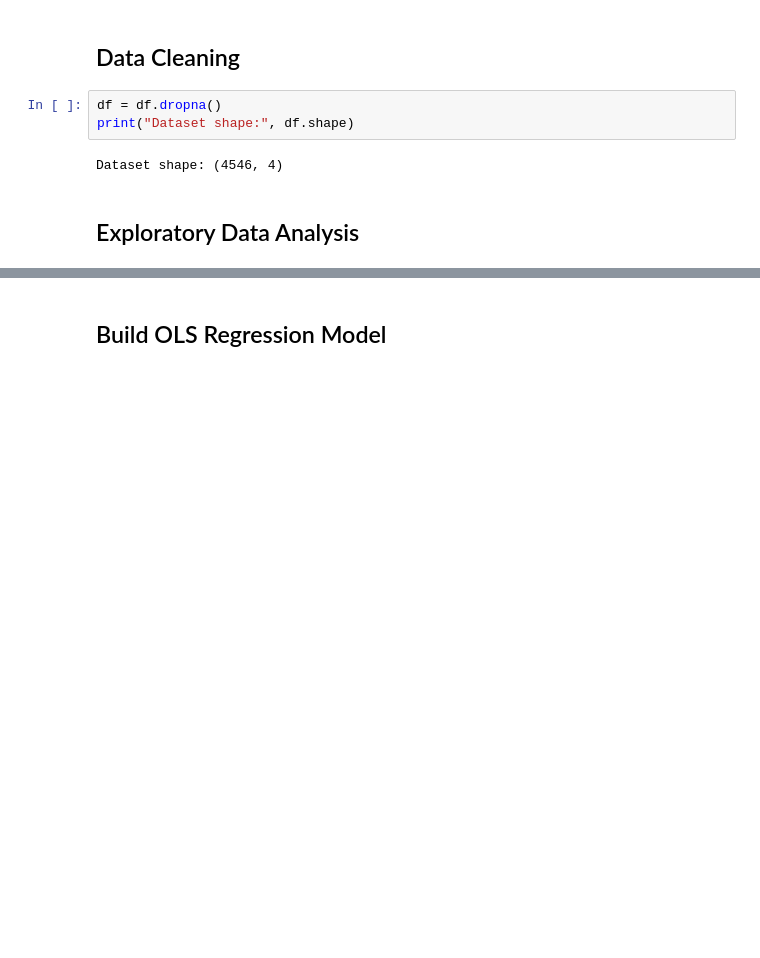
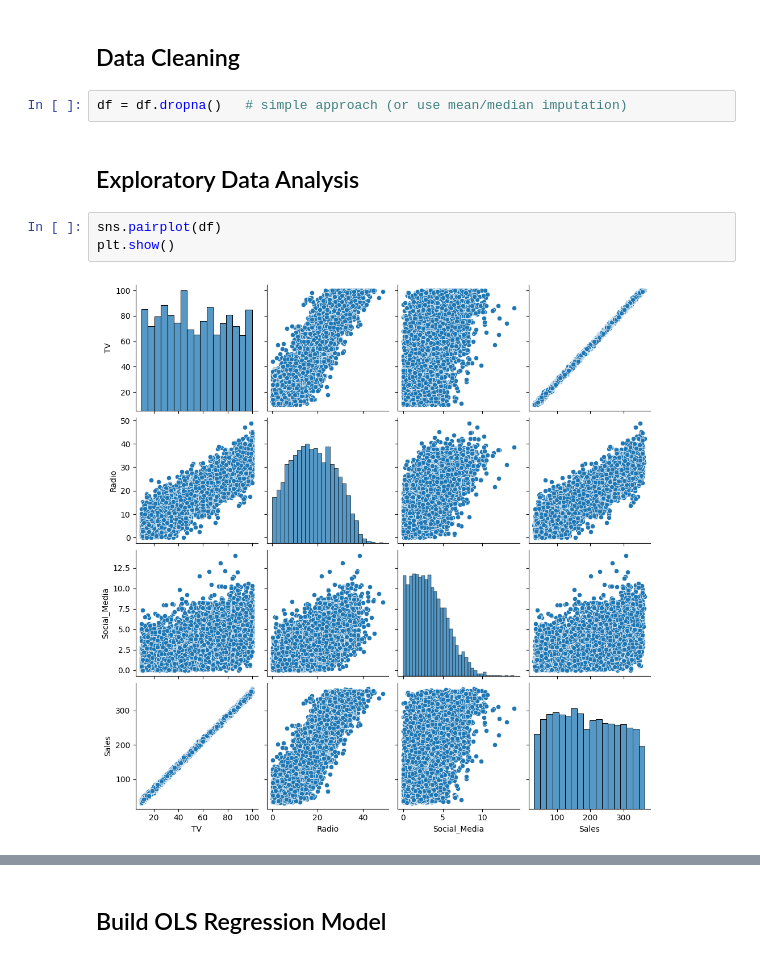
Before and after one commit to Bienbaz/Simple-Linear-Regression-Marketing-ROI-Analysis, a Jupyter notebook: regression_analysis.ipynb, the cells around one changed output, grey strips where cells are left out. Saved outputs shown, nothing was run; the diff lists cells and outputs as text; blank space fills up the shorter version.

```diff
--- a/regression_analysis.ipynb
+++ b/regression_analysis.ipynb
@@ -48,10 +47,12 @@ max     100.000000    48.871161     13.981662   364.079751
 # %% [markdown]
 ## Data Cleaning
-# %%
-df = df.dropna()
-print("Dataset shape:", df.shape)
-# %% [output]
-Dataset shape: (4546, 4)
+# %%
+df = df.dropna()   # simple approach (or use mean/median imputation)
 # %% [markdown]
 ## Exploratory Data Analysis
+# %%
+sns.pairplot(df)
+plt.show()
+# %% [output]
+[figure, added]
 # %%
```
Also changed, not shown: parts of 17 cells of this notebook.
